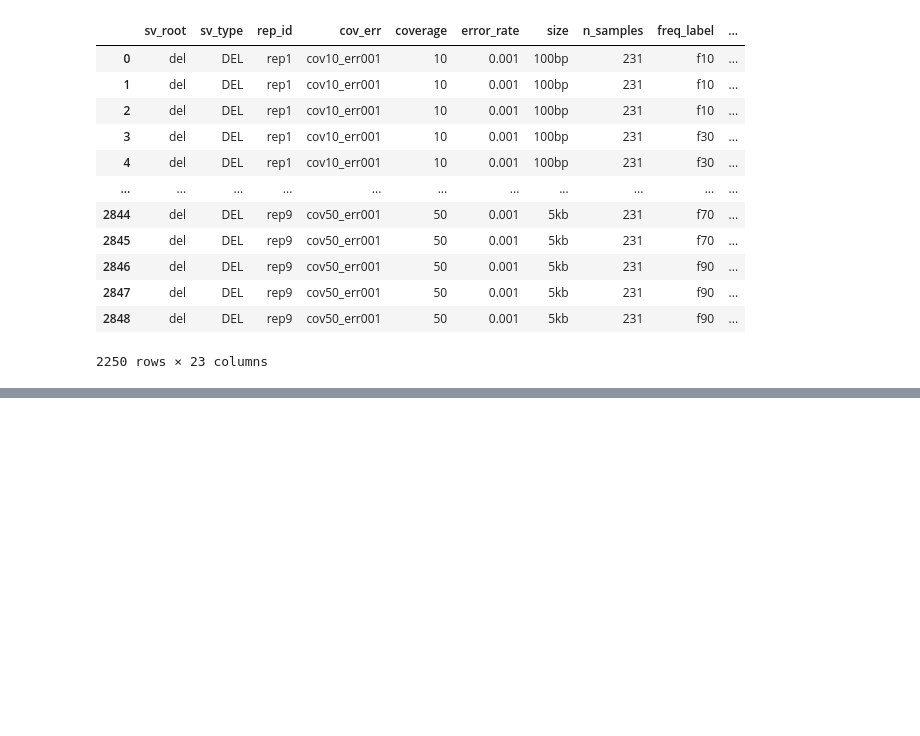
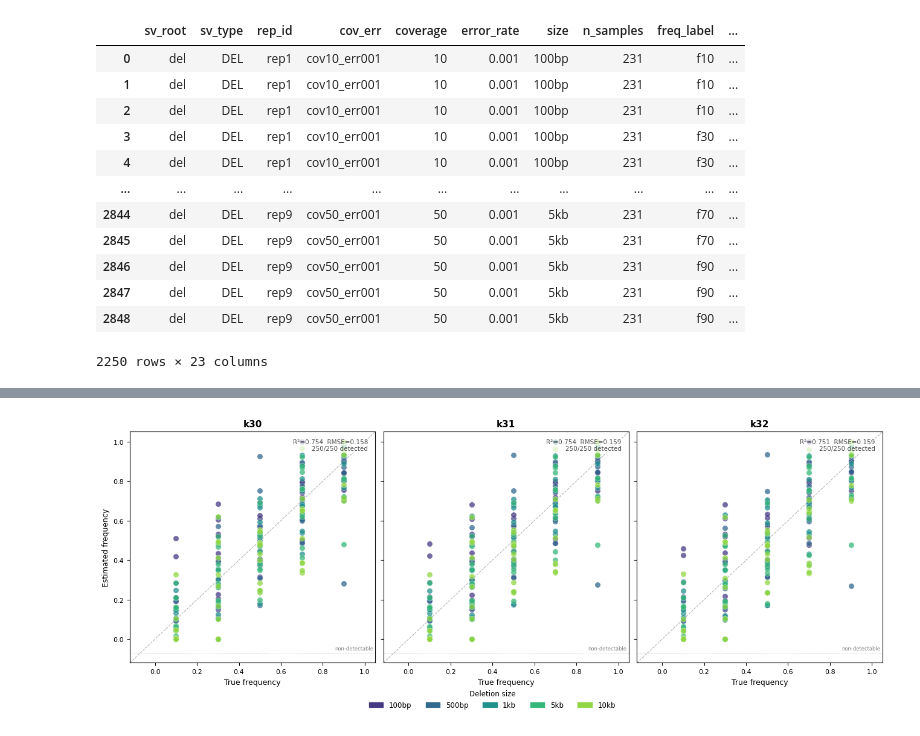
Before and after one commit to Tatianabellagio/visor_freqk, a Jupyter notebook: summaries/results_rep.ipynb, the cells around one changed output, grey strips where cells are left out. Saved outputs shown, nothing was run; the diff lists cells and outputs as text; code cells hidden in the pictures; blank space fills up the shorter version.

```diff
--- a/summaries/results_rep.ipynb
+++ b/summaries/results_rep.ipynb
@@ -619 +547,85 @@ python scripts/launch_experiment_var.py \
+# %%
+import matplotlib.pyplot as plt
+import matplotlib.patches as mpatches
+import numpy as np
+import seaborn as sns
+import pandas as pd
+
+# ── Plot: True vs Estimated AF — coverage 10×, reps 1-10, all SV sizes ────────
+# Panels = k-mer levels (k30, k31, k32)
+
+results_df = pd.read_csv('../summaries/results_rep.csv')
+results_df['detected'] = results_df['af_alt'].notna()
+
+# Filter: coverage 10x, reps 1–10
+REPS_10 = [f'rep{i}' for i in range(1, 11)]
+df10 = results_df[
+    (results_df['coverage'] == 10) &
+    (results_df['rep_id'].isin(REPS_10))
+].copy()
+
+KMER_ORDER = ['k30', 'k31', 'k32']
+SIZE_ORDER  = ['100bp', '500bp', '1kb', '5kb', '10kb']
+palette     = sns.color_palette('viridis', len(SIZE_ORDER))
+SIZE_COLORS = dict(zip(SIZE_ORDER, palette))
+
+lo, hi = -0.12, 1.05
+ND_Y   = -0.07
+
+fig, axes = plt.subplots(1, 3, figsize=(13, 4.5),
+                         sharex=True, sharey=True, constrained_layout=True)
+
+for ax, k in zip(axes, KMER_ORDER):
+    sub  = df10[df10['k_label'] == k]
+    det  = sub[sub['detected']]
+    ndet = sub[~sub['detected']]
+
+    for size in SIZE_ORDER:
+        c = SIZE_COLORS[size]
+        pts = det[det['size'] == size]
+        if not pts.empty:
+            ax.scatter(pts['freq_nominal'], pts['af_alt'],
+                       color=c, marker='o', s=45, alpha=0.75,
+                       edgecolors='white', linewidths=0.3, zorder=3)
+        pts_nd = ndet[ndet['size'] == size]
+        if not pts_nd.empty:
+            ax.scatter(pts_nd['freq_nominal'], [ND_Y] * len(pts_nd),
+                       color=c, marker='o', s=45, alpha=0.75,
+                       edgecolors='white', linewidths=0.3, zorder=3)
+
+    ax.plot([lo, hi], [lo, hi], 'k--', lw=0.8, alpha=0.3, zorder=1)
+    ax.axhline(ND_Y, color='0.7', lw=0.7, ls=':', zorder=1)
+    ax.text(hi - 0.01, ND_Y + 0.01, 'non-detectable',
+            ha='right', va='bottom', fontsize=6, color='0.5')
+
+    n_tot = len(sub); n_det = len(det)
+    if n_det >= 2:
+        r2   = np.corrcoef(det['freq_nominal'], det['af_alt'])[0, 1] ** 2
+        rmse = np.sqrt(((det['af_alt'] - det['freq_nominal']) ** 2).mean())
+        ax.text(0.97, 0.97,
+                f'R²={r2:.3f}  RMSE={rmse:.3f}\n{n_det}/{n_tot} detected',
+                transform=ax.transAxes, ha='right', va='top',
+                fontsize=7.5, color='0.3',
+                bbox=dict(fc='white', ec='none', alpha=0.7, pad=1))
+
+    ax.set_xlim(lo, hi); ax.set_ylim(lo, hi)
+    ax.set_title(k, fontsize=11, fontweight='bold')
+    ax.set_xlabel('True frequency', fontsize=9)
+    ax.tick_params(labelsize=8)
+
+axes[0].set_ylabel('Estimated frequency', fontsize=9)
+
+size_patches = [mpatches.Patch(color=SIZE_COLORS[s], label=s) for s in SIZE_ORDER]
+fig.legend(handles=size_patches, title='Deletion size',
+           loc='lower center', ncol=len(SIZE_ORDER),
+           fontsize=8.5, title_fontsize=8.5,
+           bbox_to_anchor=(0.5, -0.1), frameon=False)
+
+
+import os; os.makedirs('../summaries/plots', exist_ok=True)
+plt.savefig('../summaries/plots/rep_cov10_kmer_comparison.pdf', bbox_inches='tight')
+plt.savefig('../summaries/plots/rep_cov10_kmer_comparison.png', bbox_inches='tight', dpi=150)
+plt.show()
+# %% [output]
+[figure, added]
 # %%
```
Also changed, not shown: parts of 14 cells of this notebook, 5 other files.
